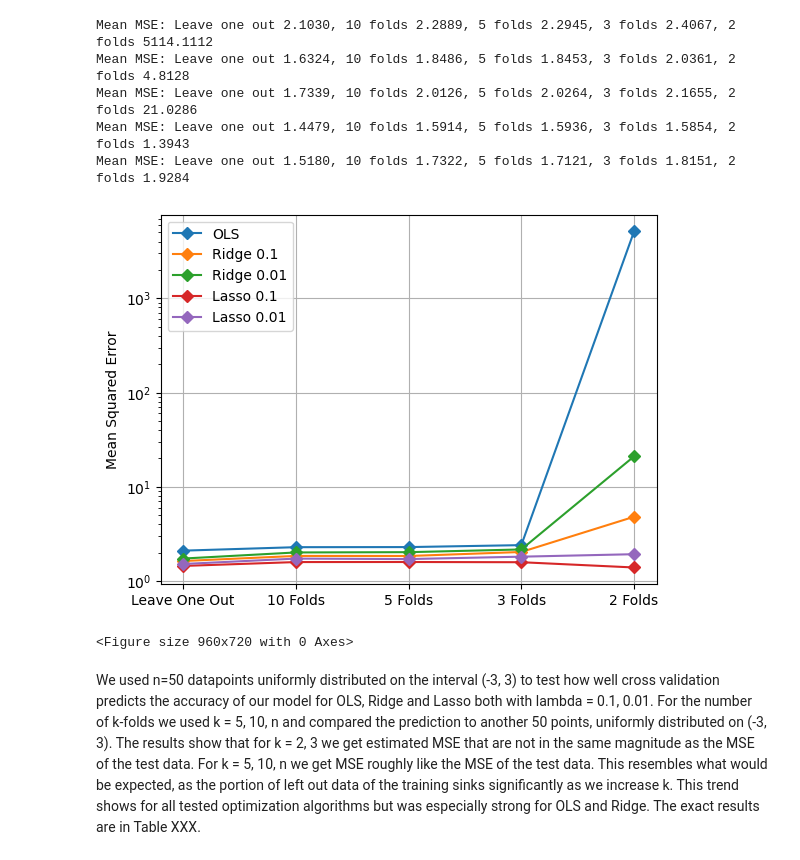
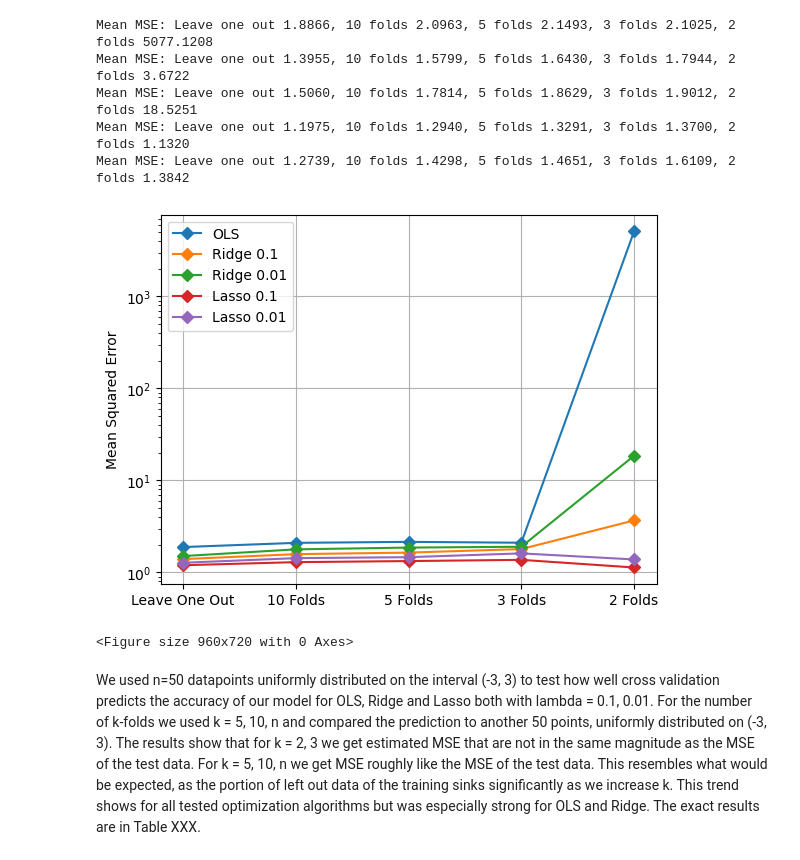
Before and after one commit to thomas-engl/Project-1---Applied-ML, a Jupyter notebook: Archive/Lars/cross-validation.ipynb, the cells around one changed output. Cells and saved outputs as stored; diff of their text form; code cells hidden in the pictures.

```diff
--- a/Archive/Lars/cross-validation.ipynb
+++ b/Archive/Lars/cross-validation.ipynb
@@ -42,7 +42,7 @@ def cross_validation(k_folds, optimization_method):
         X = scalar.fit_transform(X)
         y_mean = y_train.mean()
         y_train -= y_mean
-        y_train -= y_mean
+        y_test -= y_mean
 
         reg = optimization_method.fit(X, y_train)
 
@@ -61,39 +61,39 @@ for optimization_method, name in [
         (Ridge(alpha=0.01), "Ridge 0.01"),
         (Lasso(alpha=0.1), "Lasso 0.1"),
         (Lasso(alpha=0.01), "Lasso 0.01")
     ]:
 
     mean_mse_LEAVE_ONE_OUT = cross_validation(N_POINTS, optimization_method)
     mean_mse_10_FOLDS = cross_validation(10, optimization_method)
     mean_mse_5_FOLDS = cross_validation(5, optimization_method)
     mean_mse_3_FOLDS = cross_validation(3, optimization_method)
     mean_mse_2_FOLDS = cross_validation(2, optimization_method)
 
     scalar = StandardScaler()
     X = pol.fit_transform(x.reshape(-1, 1))
     X = scalar.fit_transform(X)
     y_center = y - y.mean()
 
     reg = optimization_method.fit(X, y_center)
     y_pred = reg.predict(scalar.transform(pol.transform(x.reshape(-1, 1)))) + y.mean()
 
     print(f"Mean MSE: Leave one out {mean_mse_LEAVE_ONE_OUT:.4f}, 10 folds {mean_mse_10_FOLDS:.4f}, 5 folds {mean_mse_5_FOLDS:.4f}, 3 folds {mean_mse_3_FOLDS:.4f}, 2 folds {mean_mse_2_FOLDS:.4f}")
     plt.plot(range(5), [ mean_mse_LEAVE_ONE_OUT, mean_mse_10_FOLDS, mean_mse_5_FOLDS, mean_mse_3_FOLDS, mean_mse_2_FOLDS], 'D-', label=name)
 
 plt.xticks(range(5), ['Leave One Out', '10 Folds', '5 Folds', '3 Folds', '2 Folds'])
 plt.ylabel('Mean Squared Error')
 plt.legend()
 plt.yscale('log')
 plt.grid()
 plt.figure(dpi=150)
 plt.show()
 # %% [output]
-Mean MSE: Leave one out 2.1030, 10 folds 2.2889, 5 folds 2.2945, 3 folds 2.4067, 2 folds 5114.1112
-Mean MSE: Leave one out 1.6324, 10 folds 1.8486, 5 folds 1.8453, 3 folds 2.0361, 2 folds 4.8128
-Mean MSE: Leave one out 1.7339, 10 folds 2.0126, 5 folds 2.0264, 3 folds 2.1655, 2 folds 21.0286
-Mean MSE: Leave one out 1.4479, 10 folds 1.5914, 5 folds 1.5936, 3 folds 1.5854, 2 folds 1.3943
-Mean MSE: Leave one out 1.5180, 10 folds 1.7322, 5 folds 1.7121, 3 folds 1.8151, 2 folds 1.9284
+Mean MSE: Leave one out 1.8866, 10 folds 2.0963, 5 folds 2.1493, 3 folds 2.1025, 2 folds 5077.1208
+Mean MSE: Leave one out 1.3955, 10 folds 1.5799, 5 folds 1.6430, 3 folds 1.7944, 2 folds 3.6722
+Mean MSE: Leave one out 1.5060, 10 folds 1.7814, 5 folds 1.8629, 3 folds 1.9012, 2 folds 18.5251
+Mean MSE: Leave one out 1.1975, 10 folds 1.2940, 5 folds 1.3291, 3 folds 1.3700, 2 folds 1.1320
+Mean MSE: Leave one out 1.2739, 10 folds 1.4298, 5 folds 1.4651, 3 folds 1.6109, 2 folds 1.3842
-[figure, old version]
+[figure, new version]
 <Figure size 960x720 with 0 Axes>
 # %% [markdown]
 We used n=50 datapoints uniformly distributed on the interval (-3, 3) to test how well cross validation predicts the accuracy of our model for OLS, Ridge and Lasso both with lambda = 0.1, 0.01. For the number of k-folds we used k = 5, 10, n and compared the prediction to another 50 points, uniformly distributed on (-3, 3). The results show that for k = 2, 3 we get estimated MSE that are not in the same magnitude as the MSE of the test data. For k = 5, 10, n we get MSE roughly like the MSE of the test data. This resembles what would be expected, as the portion of left out data of the training sinks significantly as we increase k. This trend shows for all tested optimization algorithms but was especially strong for OLS and Ridge. The exact results are in Table XXX.
```
